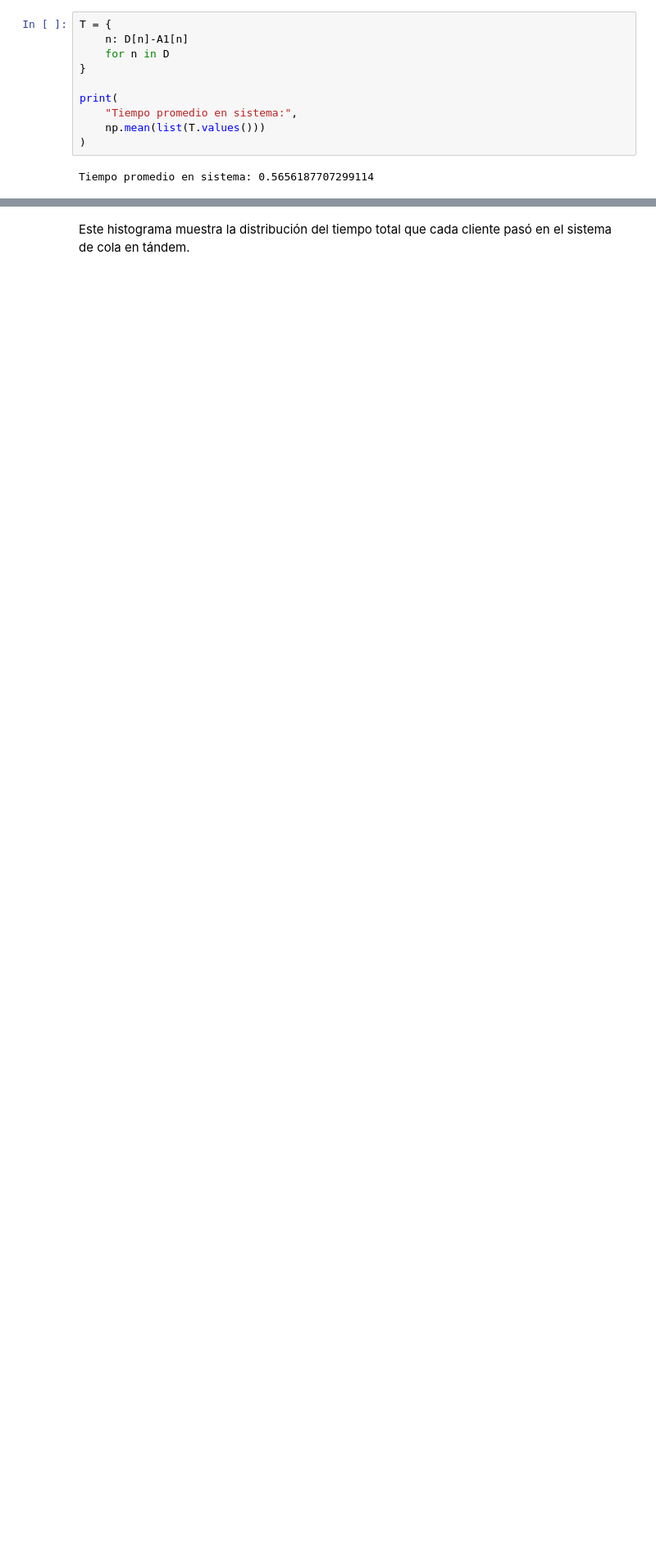
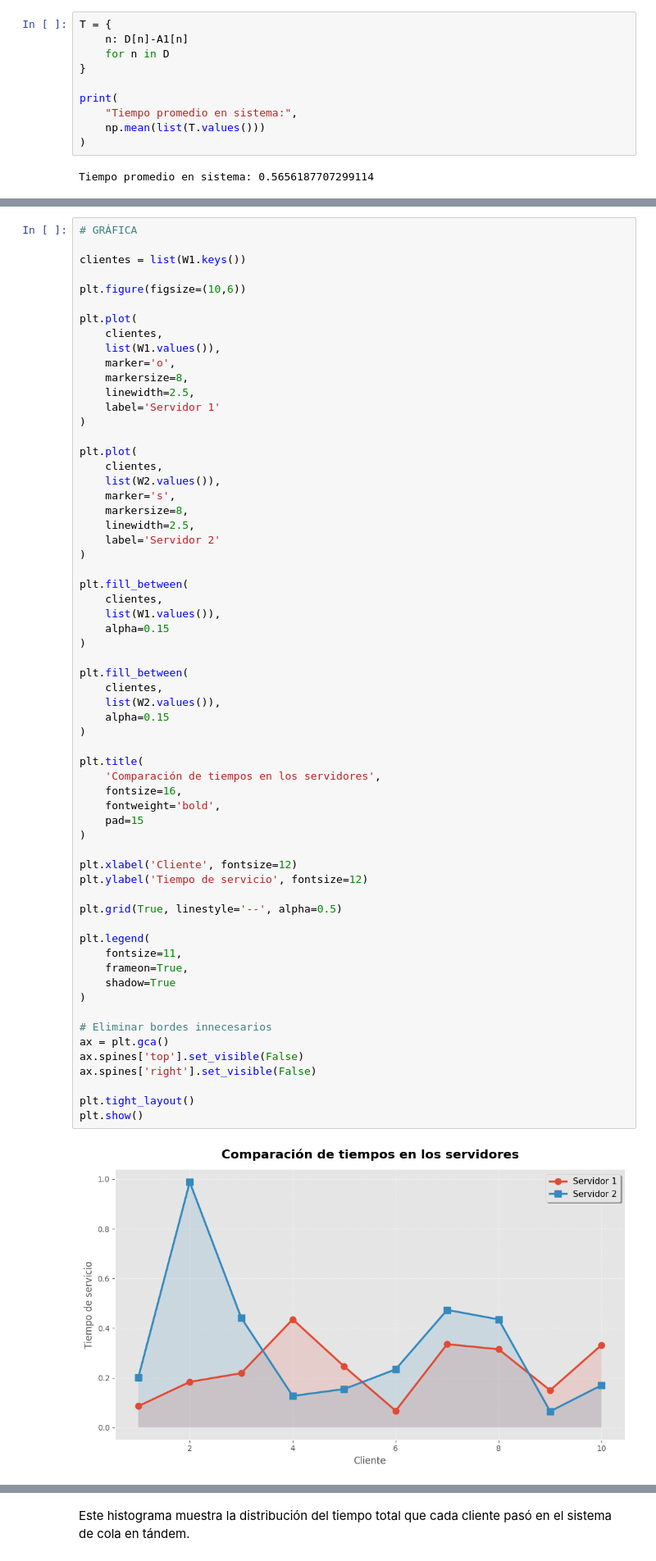
Before and after one commit to FOFM030711/Caminata-aleatoria-1D, a Jupyter notebook: LINEA_DE_ESPERA_dos_Servidores.ipynb, the cells around one changed output, grey strips where cells are left out. Shown at 82% size. Cells and saved outputs as stored; diff of their text form; blank space fills up the shorter version.

```diff
--- a/LINEA_DE_ESPERA_dos_Servidores.ipynb
+++ b/LINEA_DE_ESPERA_dos_Servidores.ipynb
@@ -510,0 +559,64 @@ Tiempo promedio en sistema: 0.5656187707299114
+# %%
+# GRÁFICA
+
+clientes = list(W1.keys())
+
+plt.figure(figsize=(10,6))
+
+plt.plot(
+    clientes,
+    list(W1.values()),
+    marker='o',
+    markersize=8,
+    linewidth=2.5,
+    label='Servidor 1'
+)
+
+plt.plot(
+    clientes,
+    list(W2.values()),
+    marker='s',
+    markersize=8,
+    linewidth=2.5,
+    label='Servidor 2'
+)
+
+plt.fill_between(
+    clientes,
+    list(W1.values()),
+    alpha=0.15
+)
+
+plt.fill_between(
+    clientes,
+    list(W2.values()),
+    alpha=0.15
+)
+
+plt.title(
+    'Comparación de tiempos en los servidores',
+    fontsize=16,
+    fontweight='bold',
+    pad=15
+)
+
+plt.xlabel('Cliente', fontsize=12)
+plt.ylabel('Tiempo de servicio', fontsize=12)
+
+plt.grid(True, linestyle='--', alpha=0.5)
+
+plt.legend(
+    fontsize=11,
+    frameon=True,
+    shadow=True
+)
+
+# Eliminar bordes innecesarios
+ax = plt.gca()
+ax.spines['top'].set_visible(False)
+ax.spines['right'].set_visible(False)
+
+plt.tight_layout()
+plt.show()
+# %% [output]
+[figure, added]
```
Also changed, not shown: parts of 23 cells of this notebook.
